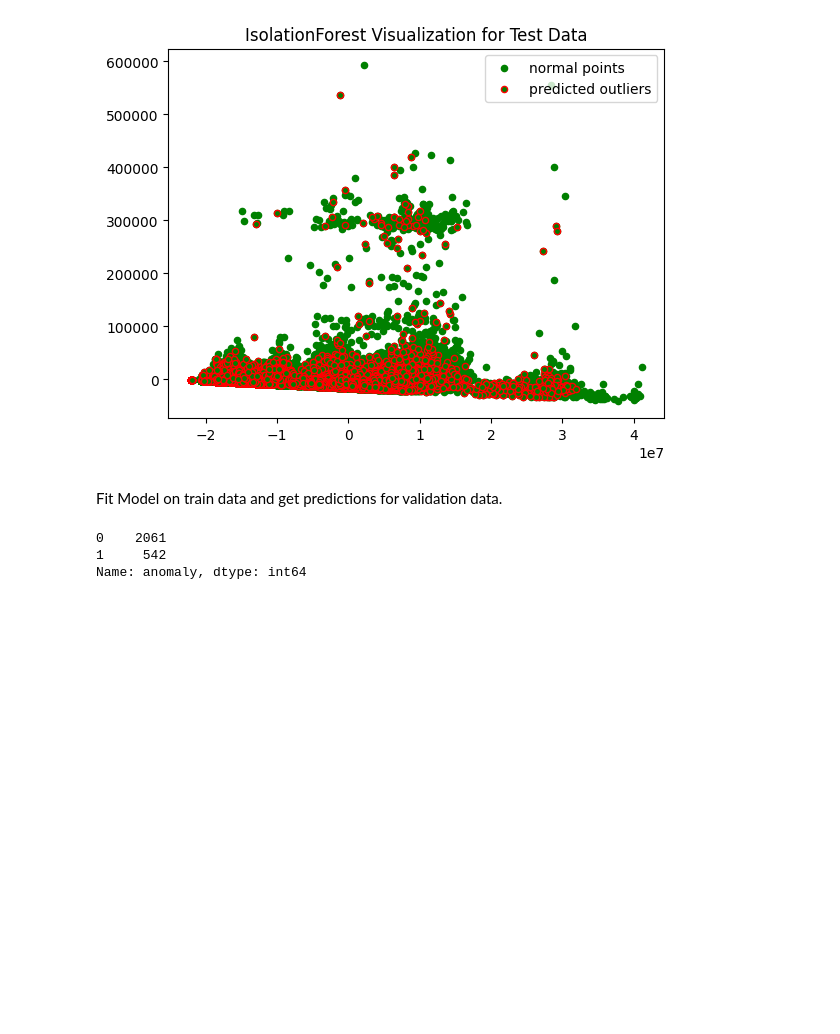
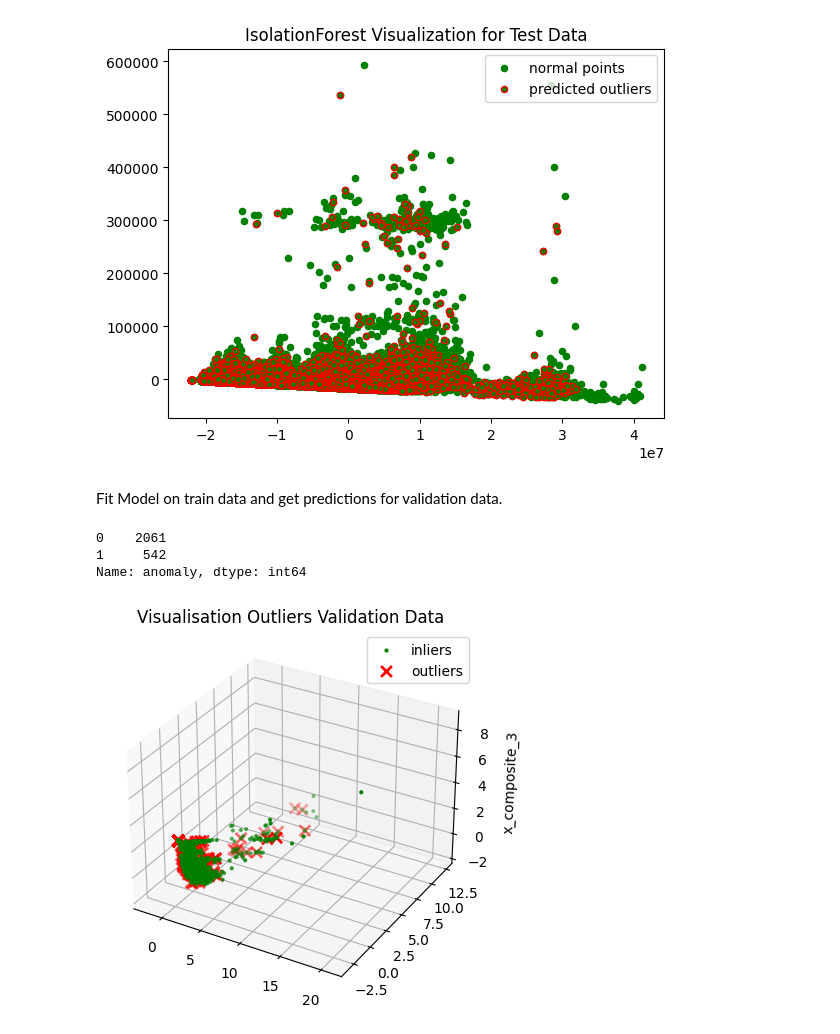
Before and after one commit to Janalytics94/anomaly-detection-software, a Jupyter notebook: src/model/project.ipynb, the cells around one changed output. Drawn from its saved outputs; the diff is of its cells as text; code cells hidden in the pictures; blank space fills up the shorter version.

```diff
--- a/src/model/project.ipynb
+++ b/src/model/project.ipynb
@@ -270,17 +258,19 @@ Name: anomaly, dtype: int64
 # %%
 pca = PCA(n_components=3)  # Reduce to k=3 dimensions
 scaler = StandardScaler()
 #normalize the metrics
 X = scaler.fit_transform(X_validation)
 X_reduce = pca.fit_transform(X)
 fig = plt.figure()
 ax = fig.add_subplot(111, projection='3d')
 ax.set_zlabel("x_composite_3")
 # Plot the compressed data points
 ax.scatter(X_reduce[:, 0], X_reduce[:, 1], zs=X_reduce[:, 2], s=4, lw=1, label="inliers",c="green")
 # Plot x's for the ground truth outliers
-ax.scatter(X_reduce[outlier_index_ts_validation,0],X_reduce[outlier_index_validation,1], X_reduce[outlier_index_test,2],
+ax.scatter(X_reduce[outlier_index_validation,0],X_reduce[outlier_index_validation,1], X_reduce[outlier_index_validation,2],
            lw=2, s=60, marker="x", c="red", label="outliers")
-plt.title('Visualisation Outliers Test Data')
+plt.title('Visualisation Outliers Validation Data')
 ax.legend()
 plt.show()
+# %% [output]
+[figure, added]
```
Also changed, not shown: parts of 11 cells of this notebook, 1 other file.
